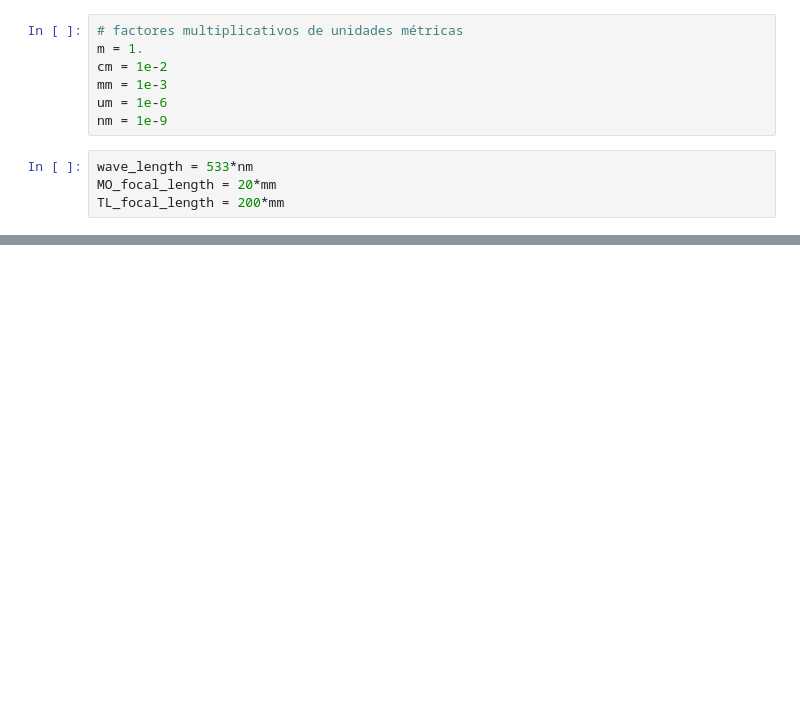
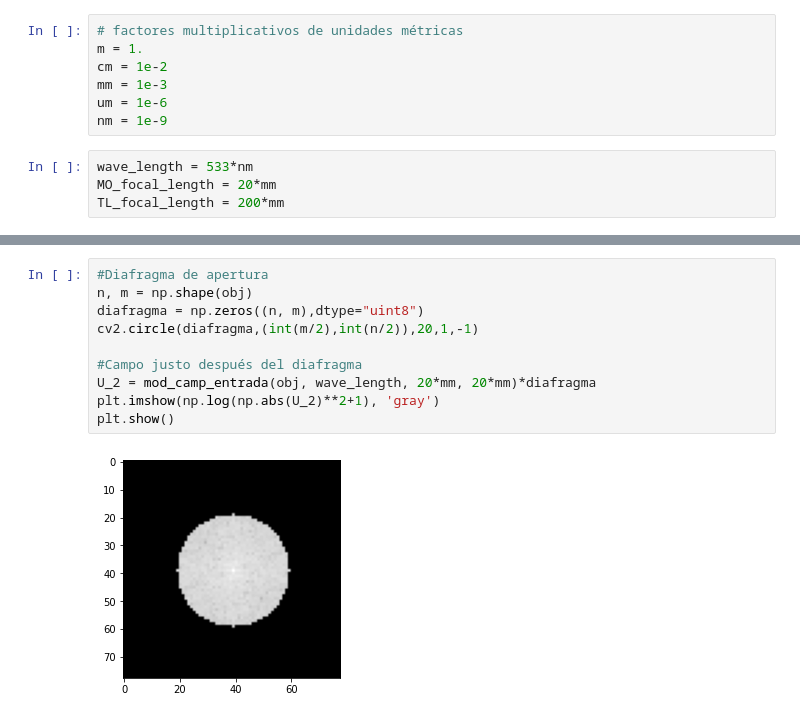
Before and after one commit to JuanDaAC/OpticalInstruments, a Jupyter notebook: Entrega 3/Pruebas/Microscopio.ipynb, the cells around one changed output, grey strips where cells are left out. Drawn from its saved outputs; the diff is of its cells as text; blank space fills up the shorter version.

```diff
--- a/Entrega 3/Pruebas/Microscopio.ipynb
+++ b/Entrega 3/Pruebas/Microscopio.ipynb
@@ -42,0 +50,12 @@ plt.show()
+# %%
+#Diafragma de apertura
+n, m = np.shape(obj)
+diafragma = np.zeros((n, m),dtype="uint8")
+cv2.circle(diafragma,(int(m/2),int(n/2)),20,1,-1)
+
+#Campo justo después del diafragma
+U_2 = mod_camp_entrada(obj, wave_length, 20*mm, 20*mm)*diafragma
+plt.imshow(np.log(np.abs(U_2)**2+1), 'gray')
+plt.show()
+# %% [output]
+[figure, added]
```
Also changed, not shown: parts of 12 cells of this notebook.
